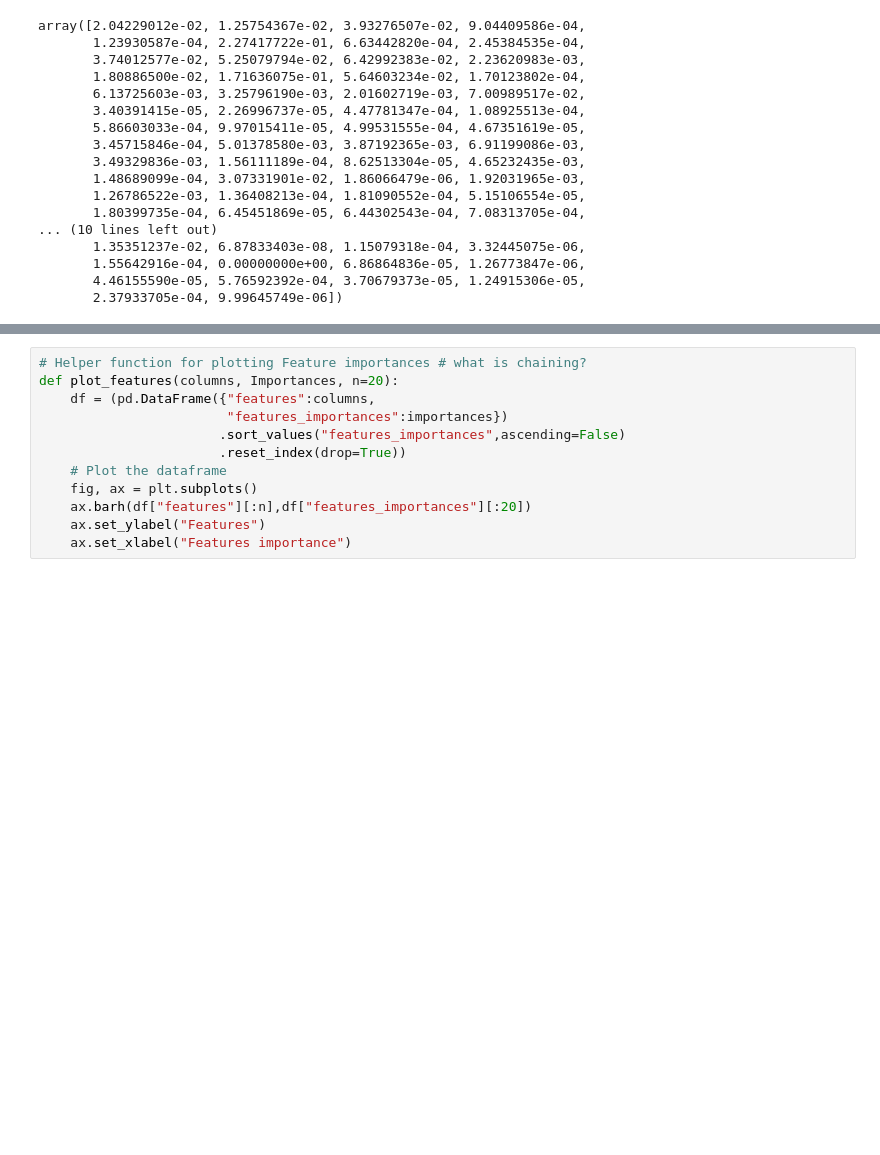
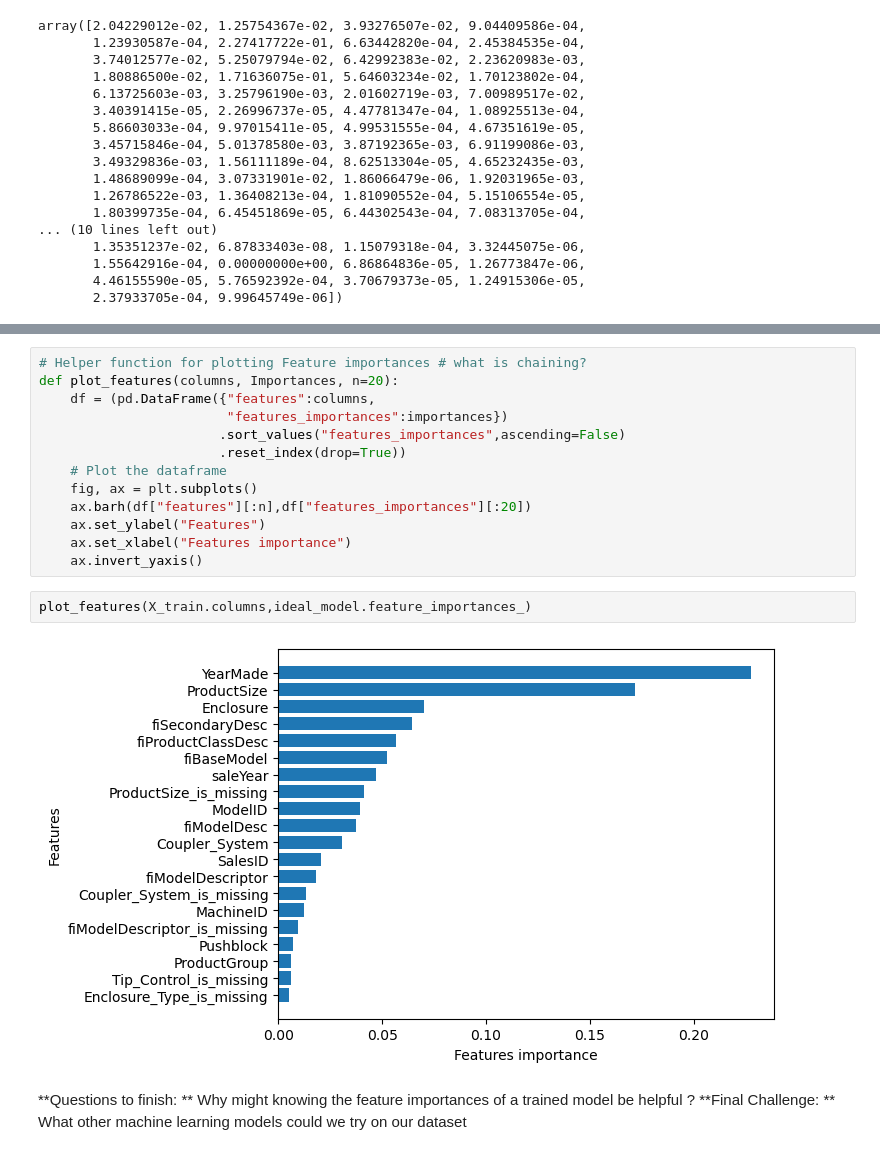
Before and after one commit to VirgSam/Pythonic-Journey, a Jupyter notebook: zero_to_mastery/zte/bulldozer_price_project/end_to_bulldozer_price_regression.ipynb, the cells around one changed output, grey strips where cells are left out. Drawn from its saved outputs; the diff is of its cells as text; blank space fills up the shorter version.

Commit message:
Create helper function to plot Feature Importances

```diff
--- a/zero_to_mastery/zte/bulldozer_price_project/end_to_bulldozer_price_regression.ipynb
+++ b/zero_to_mastery/zte/bulldozer_price_project/end_to_bulldozer_price_regression.ipynb
@@ -1330,3 +1328,11 @@ def plot_features(columns, Importances, n=20):
     ax.barh(df["features"][:n],df["features_importances"][:20])
     ax.set_ylabel("Features")
     ax.set_xlabel("Features importance")
+    ax.invert_yaxis()
+# %%
+plot_features(X_train.columns,ideal_model.feature_importances_)
+# %% [output]
+[figure, added]
+# %% [markdown]
+**Questions to finish: ** Why might knowing the feature importances of a trained model be helpful ?
+**Final Challenge: ** What other machine learning models could we try on our dataset
```
Also changed, not shown: parts of 1 cell of this notebook.
